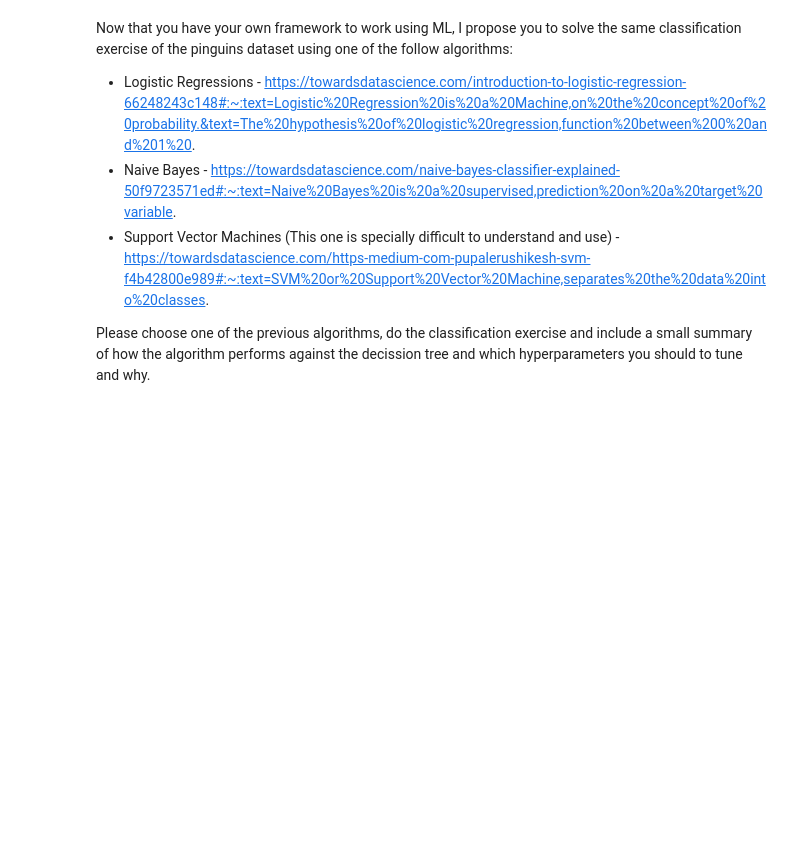
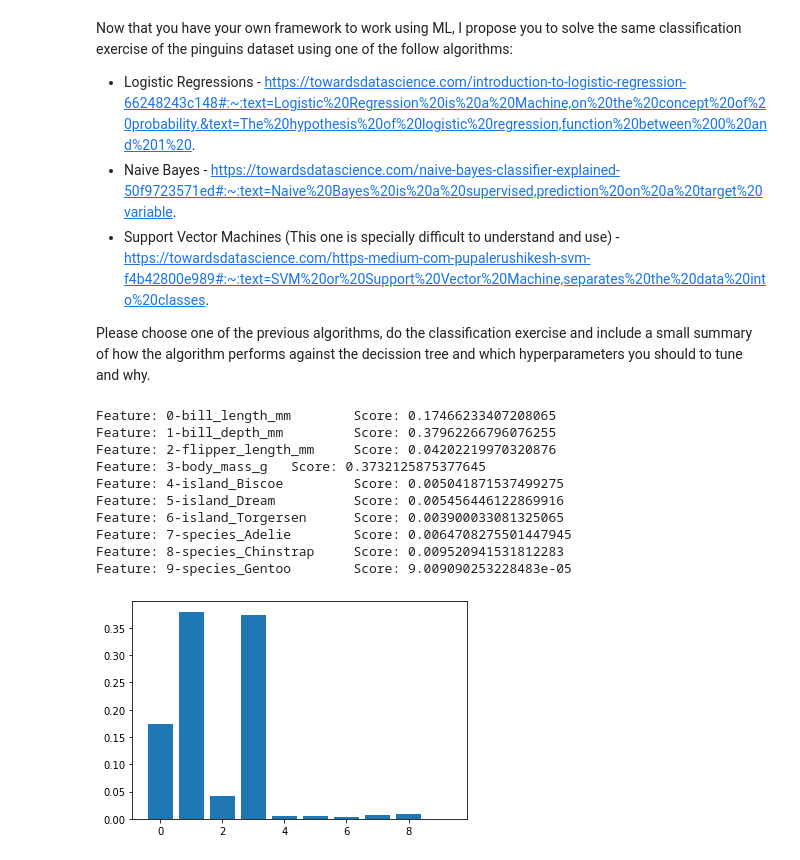
Before and after one commit to vicentbas/ia3_uv, a Jupyter notebook: Copia_de_ML_Exercises.ipynb, the cells around one changed output. Cells and saved outputs as stored; diff of their text form; code cells hidden in the pictures; blank space fills up the shorter version.

```diff
--- a/Copia_de_ML_Exercises.ipynb
+++ b/Copia_de_ML_Exercises.ipynb
@@ -46,14 +50,35 @@ from sklearn.preprocessing import label_binarize
 # %%
 np.random.seed(123)
-dataset = pd.DataFrame(sns.load_dataset("penguins"))
-
+dataset = pd.DataFrame(sns.load_dataset("penguins")).dropna()
 
 lb_make = LabelEncoder()
-dataset["species_code"] = lb_make.fit_transform(dataset["species"])
+dataset["sex_code"] = lb_make.fit_transform(dataset["sex"])
-# %%
-x = dataset.dropna()
-y = x["species_code"]
-#y = label_binarize(y, classes=[0,1,2])
-X = pd.get_dummies(x,columns=["island","sex"]).drop(columns=["species","species_code"])
-
-n_classes = 3
+# %%
+y = dataset["sex_code"]
+X = dataset.drop(columns=['sex','sex_code'])
+X = pd.get_dummies(X,columns=["island","species"])
+# %%
+# define the model
+model_imp = RandomForestRegressor()
+# fit the model model.fit(X_train, y_train)
+model_imp.fit(X, y)
+# get importance
+importance = model_imp.feature_importances_
+# summarize feature importance
+for i,v in enumerate(importance):
+  print(f'Feature: {i}-{X.columns[i]} \t Score: {v}')
+# plot feature importance
+plt.bar([x for x in range(len(importance))], importance)
+plt.show()
+# %% [output]
+Feature: 0-bill_length_mm        Score: 0.17466233407208065
+Feature: 1-bill_depth_mm         Score: 0.37962266796076255
+Feature: 2-flipper_length_mm     Score: 0.04202219970320876
+Feature: 3-body_mass_g   Score: 0.3732125875377645
+Feature: 4-island_Biscoe         Score: 0.005041871537499275
+Feature: 5-island_Dream          Score: 0.005456446122869916
+Feature: 6-island_Torgersen      Score: 0.003900033081325065
+Feature: 7-species_Adelie        Score: 0.0064708275501447945
+Feature: 8-species_Chinstrap     Score: 0.009520941531812283
+Feature: 9-species_Gentoo        Score: 9.009090253228483e-05
+[figure, added]
```
Also changed, not shown: parts of 12 cells of this notebook.
